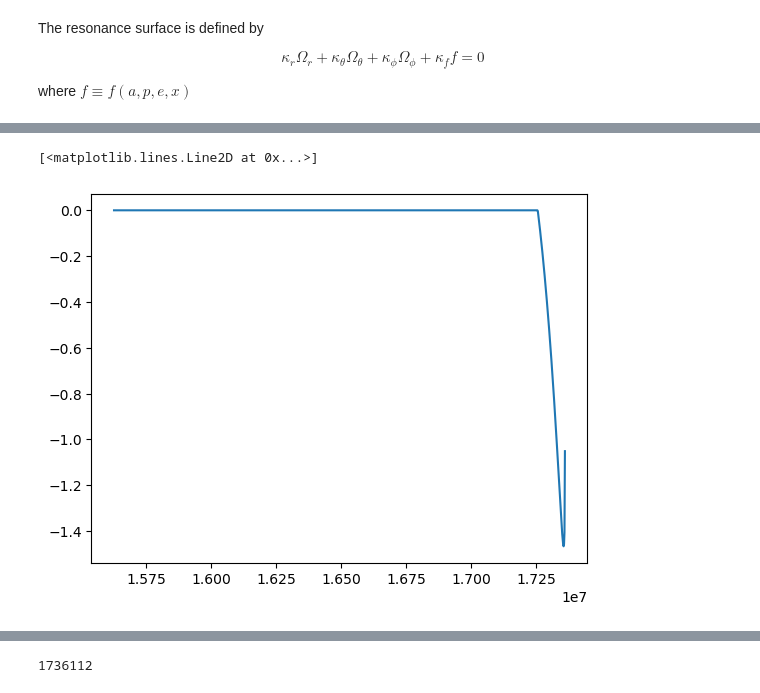
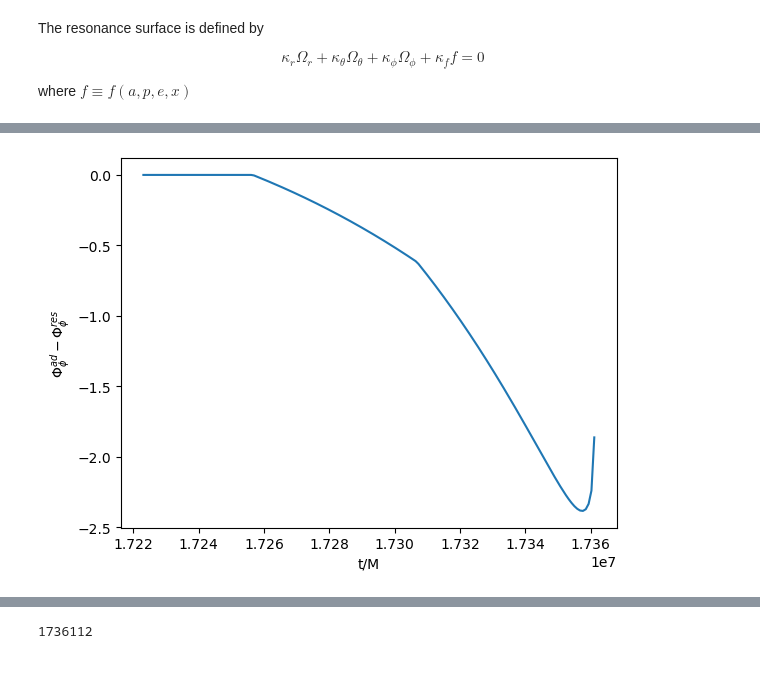
Before and after one commit to znasipak/FastEMRIWaveforms-Soton-Hackathon-2025, a Jupyter notebook: examples/Resonance_example.ipynb, the cells around one changed output, grey strips where cells are left out. Drawn from its saved outputs; the diff is of its cells as text; code cells hidden in the pictures.

```diff
--- a/examples/Resonance_example.ipynb
+++ b/examples/Resonance_example.ipynb
@@ -21,7 +21,7 @@ def res_jumps_ELQ_n1k2m_2(a,e,x):
     return jump_E(e), jump_L(e), jump_Q(e)
 # %%
 def Omega_phi_3rd_body(a,p,e,x):
-    return 50**(-3/2)
+    return 15**(-3/2)
 # %% [markdown]
 The resonance surface is defined by
 
@@ -33,12 +33,19 @@ resonance_n1k2m_2 = {
     'kappa_r': 1,
     'kappa_theta': 2,
     'kappa_phi': -2,
+    'jump_func': res_jumps_ELQ_n1k2m_2
+}
+
+resonance_n1k2m_2_third_body = {
+    'kappa_r': 1,
+    'kappa_theta': 2,
+    'kappa_phi': -2,
     'jump_func': res_jumps_ELQ_n1k2m_2,
-    'kappa_f': 0,
+    'kappa_f': 1,
     'f_res': Omega_phi_3rd_body
 }
 # %%
-res = ResonanceHandler([resonance_n1k2m_2])
+res = ResonanceHandler([resonance_n1k2m_2,resonance_n1k2m_2_third_body])
 
 #Below use the user defined additional function
 #res = ResonanceHandler([(1,2,-2, 1, res_jumps_ELQ_n1k2m_2, Omega_phi_3rd_body)])
@@ -58,7 +65,7 @@ T = 1  # duration of trajectory in years (as defined by few.utils.constants.YRSI
 
 traj_pars = [m1, m2, a, p0, e0, xI0]
 # %%
-new_T = np.linspace(0,1.73611189e+07,10000)
+new_T = np.linspace(0,1.73611189e+07,20000)
 # %%
 t, p, e, xI, Phi_phi, Phi_theta, Phi_r = traj_model(*traj_pars, T=T, upsample=True, new_t=new_T)
 tRes, pRes, eRes, xIRes, Phi_phiRes, Phi_thetaRes, Phi_rRes = traj_model_res(*traj_pars, T=T, upsample=True, new_t=new_T)
@@ -99,9 +89,10 @@ Initial signs of res cond: [-1.]
 [figure]
 # %%
-plt.plot(t[9000:],(Phi_phi-Phi_phiRes)[9000:])
+plt.plot(t[2*9920:],(Phi_phi-Phi_phiRes)[2*9920:])
+plt.xlabel(r't/M');
+plt.ylabel(r'$\Phi_\phi^{ad} - \Phi_\phi^{res}$');
 # %% [output]
-[<matplotlib.lines.Line2D at 0x...>]
-[figure, old version]
+[figure, new version]
 # %%
 wav = FastKerrEccentricEquatorialFlux(inspiral_kwargs={'func':KerrEccEqFlux,'flux_output_convention':"ELQ"})
 # %%
```
Also changed, not shown: parts of 7 cells of this notebook, 1 other file.
